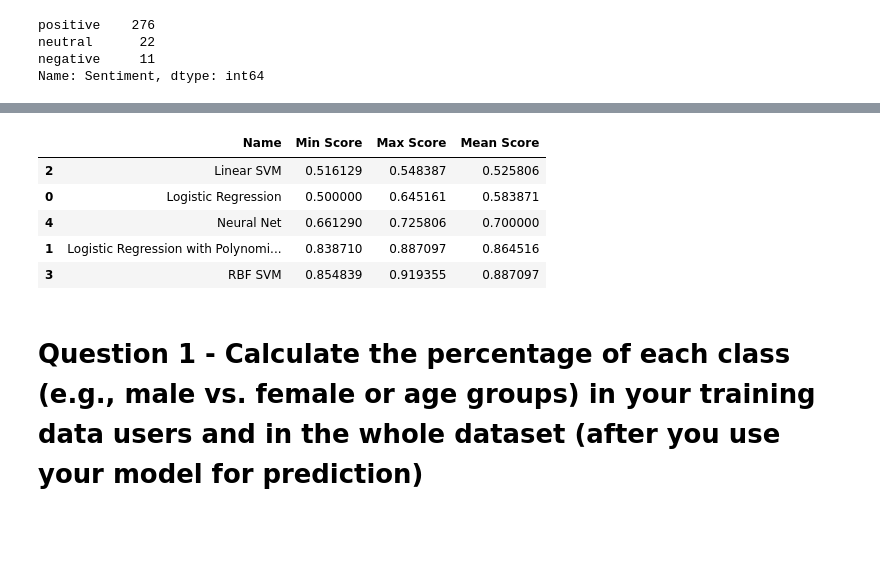
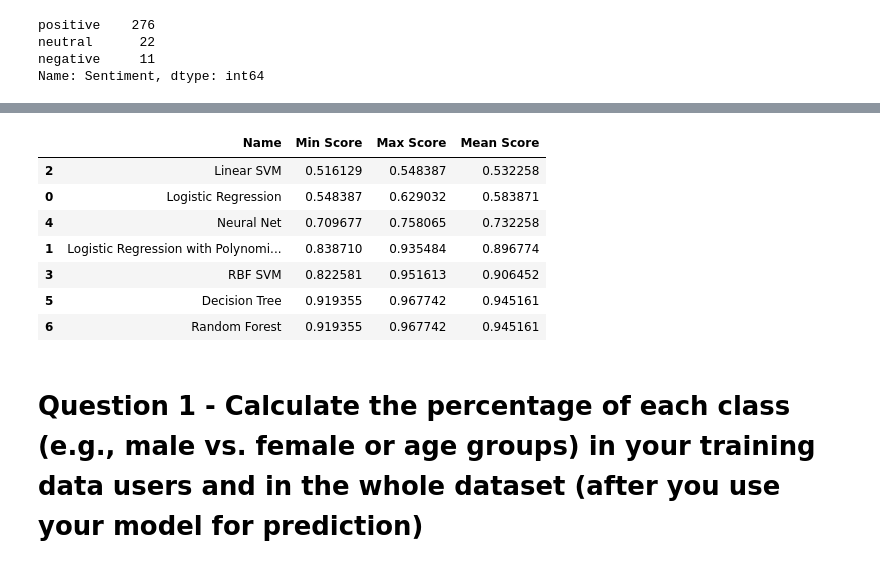
Before and after one commit to MnAppsNet/Web-Scraping-Tutorial, a Jupyter notebook: User_Profiling.ipynb, the cells around one changed output, grey strips where cells are left out. Saved outputs shown, nothing was run; the diff lists cells and outputs as text; code cells hidden in the pictures; blank space fills up the shorter version.

Commit message:
Improve model and use Random Forest classifier
Improve model and use Random Forest classifier

```diff
--- a/User_Profiling.ipynb
+++ b/User_Profiling.ipynb
@@ -122,10 +125,19 @@ dataf
 
 updated_df = dataf.dropna(subset=['age'])
 updated_df = updated_df.reset_index(drop= True)
-#updated_df['contributions']=updated_df['contributions'].fillna(updated_df['contributions'].mean())
-#updated_df['cities_visited']=updated_df['cities_visited'].fillna(updated_df['cities_visited'].mean())
-#updated_df['helpful_votes']=updated_df['helpful_votes'].fillna(updated_df['helpful_votes'].mean())
-#updated_df['photo']=updated_df['photo'].fillna(updated_df['photo'].mean())
+
+updated_df['contributions']=updated_df['contributions'].fillna(updated_df['contributions'].mean())
+updated_df['contributions'] = updated_df['contributions'].apply(lambda x: round(x))
+
+updated_df['cities_visited']=updated_df['cities_visited'].fillna(updated_df['cities_visited'].mean())
+updated_df['cities_visited'] = updated_df['cities_visited'].apply(lambda x: round(x))
+
+updated_df['helpful_votes']=updated_df['helpful_votes'].fillna(updated_df['helpful_votes'].mean())
+updated_df['helpful_votes'] = updated_df['helpful_votes'].apply(lambda x: round(x))
+
+updated_df['photo']=updated_df['photo'].fillna(updated_df['photo'].mean())
+updated_df['photo'] = updated_df['photo'].apply(lambda x: round(x))
+
 updated_df.dropna(subset=['distribution'], inplace=True)
 updated_df = updated_df.reset_index(drop= True)
 #updated_df.info()
@@ -180,12 +192,15 @@ updated_df
 
 # Define a list of commonly found punctuations
 punctuation = ('!', "," ,"\'" ,";" ,"\"", ".", "-" ,"?")
+# Define a list of commonly found emojis
+emojis = ('🤣','👍','😭','🙏','😘','🥰','😍','😊','🤩')
 
 updated_df['punc_count'] = updated_df['text'].apply(lambda x : len([a for a in x if a in punctuation]))
 updated_df['capitals'] = updated_df['text'].apply(lambda comment: sum(1 for c in comment if c.isupper()))
 updated_df['num_exclamation_marks'] =updated_df['text'].apply(lambda x: x.count('!'))
 updated_df['num_question_marks'] = updated_df['text'].apply(lambda x: x.count('?'))
 updated_df['num_punctuation'] = updated_df['text'].apply(lambda x: sum(x.count(w) for w in punctuation))
+updated_df['num_emojis'] = updated_df['text'].apply(lambda x: sum(x.count(w) for w in emojis))
 # %%
 updated_df
 # %% [output]
@@ -280,5 +295,6 @@ updated_df
 # %%
-X = updated_df.drop(['sex','name','handle','location','text','contributions','cities_visited','helpful_votes','photo'], axis = 1)
+#X = updated_df.drop(['sex','name','handle','location','text','contributions','cities_visited','helpful_votes','photo'], axis = 1)
+X = updated_df.drop(['sex','name','handle','location','text'], axis = 1)
 y = updated_df['sex']
 # %%
 X = StandardScaler().fit_transform(X)
@@ -294,8 +310,8 @@ p_score = lambda model, score: print('Performance of the %s model is %0.2f%%' %
 # Classifiers
 names = [
     "Logistic Regression", "Logistic Regression with Polynomial Hypotheses",
-    "Linear SVM", "RBF SVM", "Neural Net",
-]
+    "Linear SVM", "RBF SVM", "Neural Net", "Decision Tree","Random Forest"
+    ]
 
 classifiers = [
     LogisticRegression(solver='lbfgs', max_iter=1000),
@@ -303,6 +319,8 @@ classifiers = [
     SVC(kernel="linear", C=0.025,max_iter=1000 ),
     SVC(gamma=2, C=1,max_iter=1000),
     MLPClassifier(alpha=1,max_iter=1000),
+    DecisionTreeClassifier(),
+    RandomForestClassifier(n_estimators=100)
 ]
 # %%
 # iterate over classifiers
@@ -323,15 +341,17 @@ for name, clf in zip(names, classifiers):
 
 fin_models = pd.DataFrame(models, columns = ['Name', 'Min Score', 'Max Score', 'Mean Score'])
 # %%
-#So our experimental research says that the SVM classifier with a radial basis function (RBF) kernel performs the best
-fin_models.sort_values(['Mean Score']).head()
+#So our experimental research says that the Random Forest performs the best
+fin_models.sort_values(['Mean Score'])
 # %% [output]
 |  | Name | Min Score | Max Score | Mean Score |
-| 2 | Linear SVM | 0.516129 | 0.548387 | 0.525806 |
-| 0 | Logistic Regression | 0.500000 | 0.645161 | 0.583871 |
-| 4 | Neural Net | 0.661290 | 0.725806 | 0.700000 |
-| 1 | Logistic Regression with Polynomi... | 0.838710 | 0.887097 | 0.864516 |
-| 3 | RBF SVM | 0.854839 | 0.919355 | 0.887097 |
+| 2 | Linear SVM | 0.516129 | 0.548387 | 0.532258 |
+| 0 | Logistic Regression | 0.548387 | 0.629032 | 0.583871 |
+| 4 | Neural Net | 0.709677 | 0.758065 | 0.732258 |
+| 1 | Logistic Regression with Polynomi... | 0.838710 | 0.935484 | 0.896774 |
+| 3 | RBF SVM | 0.822581 | 0.951613 | 0.906452 |
+| 5 | Decision Tree | 0.919355 | 0.967742 | 0.945161 |
+| 6 | Random Forest | 0.919355 | 0.967742 | 0.945161 |
 # %% [markdown]
 # Question 1 - Calculate the percentage of each class (e.g., male vs. female or age groups) in your training data users and in the whole dataset (after you use your model for prediction)
 # %%
```
Also changed, not shown: parts of 8 cells of this notebook.
